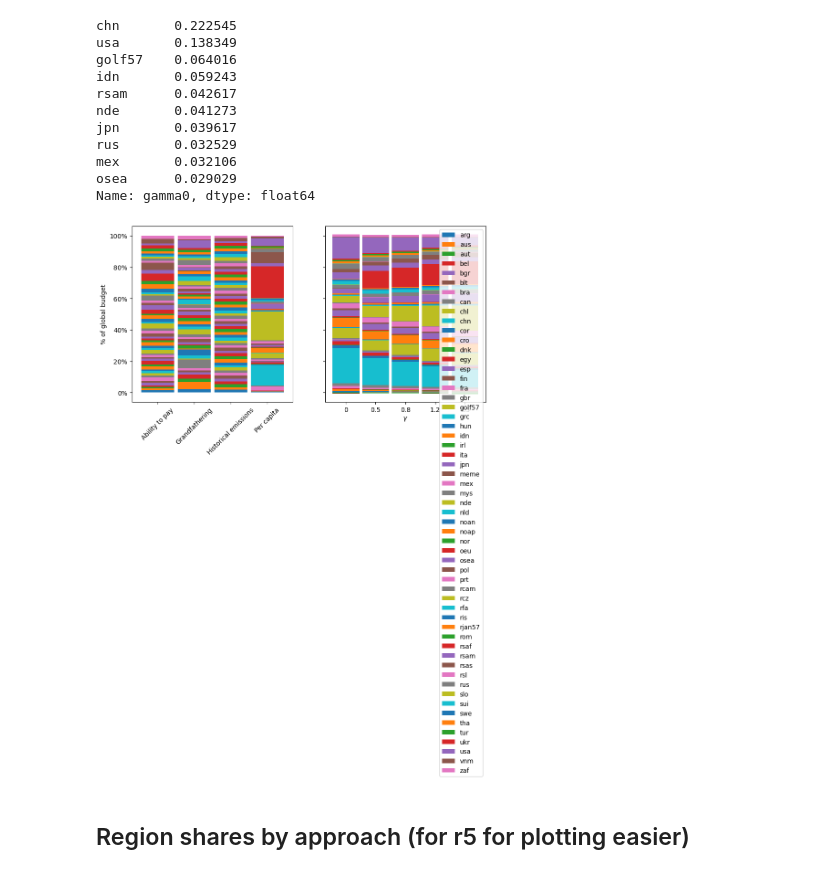
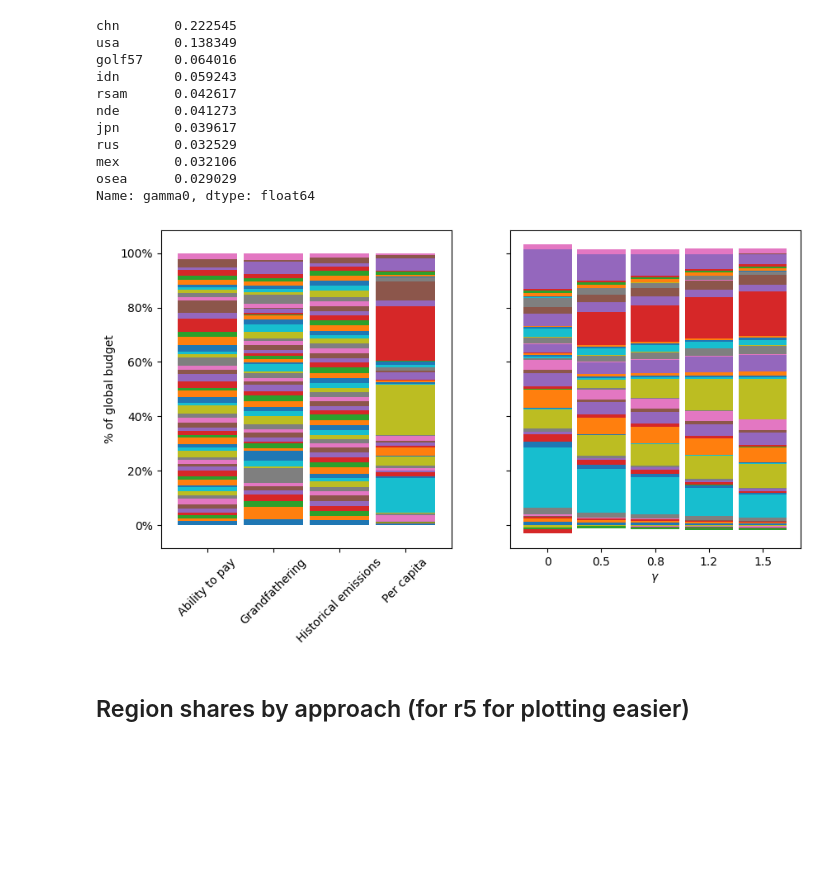
Before and after one commit to DanielPerezF/ClimateChange-WISE-project, a Jupyter notebook: exploratory.ipynb, the cells around one changed output. Saved outputs shown, nothing was run; the diff lists cells and outputs as text; code cells hidden in the pictures; blank space fills up the shorter version.

Commit message:
Recent plots

```diff
--- a/exploratory.ipynb
+++ b/exploratory.ipynb
@@ -326,29 +309,29 @@ Name: gamma0, dtype: float64
 # %%
 fig,axs = plt.subplots(1,2,sharey=True,figsize=(10,5))
 
 shares_by_approach.plot(kind='bar',stacked=True,ax=axs[0],legend=False,width=0.9)
-budgets.plot(kind='bar',stacked=True,ax=axs[1],width=0.9,legend=True)
+budgets.plot(kind='bar',stacked=True,ax=axs[1],width=0.9,legend=False)
 # after plotting the data, format the labels
 current_values = axs[0].get_yticks()
 # using format string '{:.0f}' here but you can choose others
 axs[0].set_yticklabels(['{:,.0%}'.format(x) for x in current_values])
 axs[0].tick_params(axis='x', labelrotation=45)
 axs[0].set_xlabel('')
 axs[0].set_ylabel('% of global budget')
 
 axs[1].tick_params(axis='x', labelrotation=0)
 axs[1].set_xlabel(r'$\gamma$')
 
 # handles, labels = axs[1].get_legend_handles_labels()
 # # Filter the handles and labels for the top 10 series
 # top_10_handles = [h for h, l in zip(handles, labels) if l in top10_budgets]
 # top_10_labels = [l for l in labels if l in top10_budgets]
 # # Update the legend with the filtered handles and labels
 # plt.legend(top_10_handles, top_10_labels)
 
 plt.show()
 # %% [output]
-[figure, old version]
+[figure, new version]
 # %% [markdown]
 ## Region shares by approach (for r5 for plotting easier)
 # %%
```
Also changed, not shown: parts of 17 cells of this notebook.
